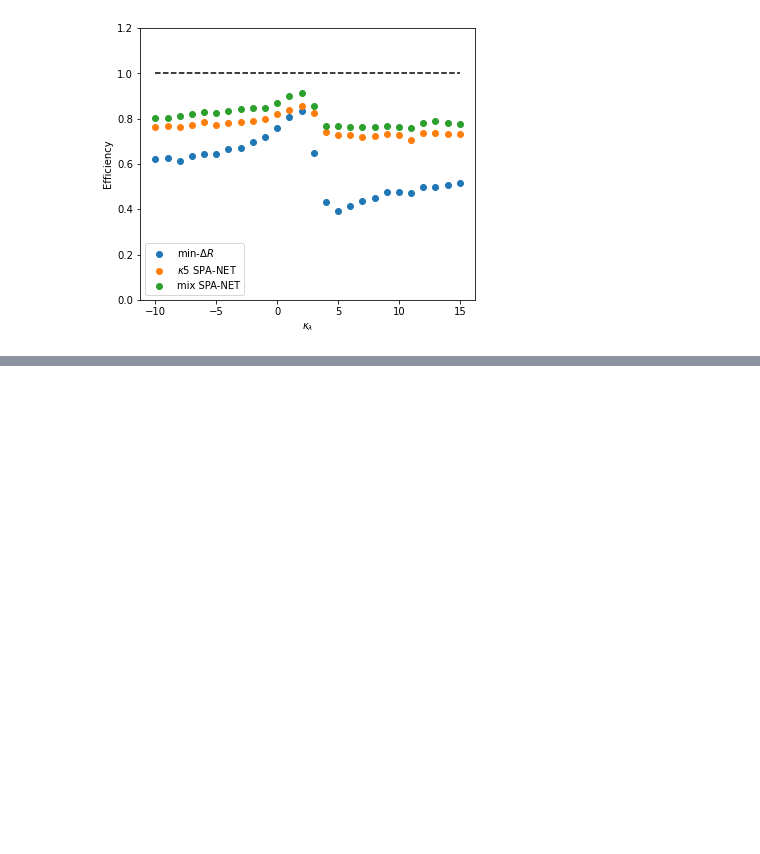
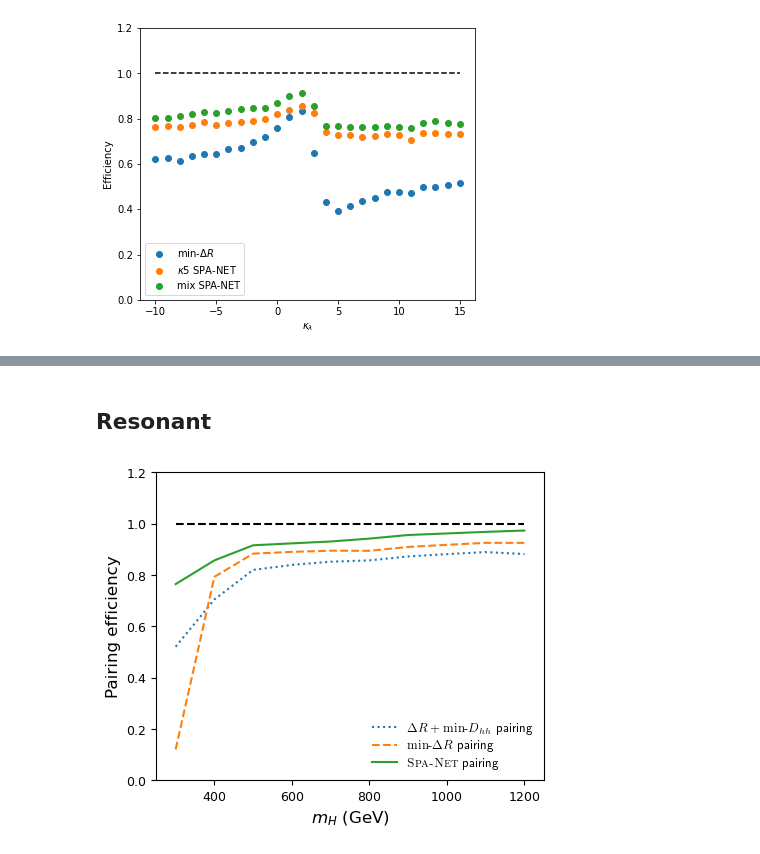
Before and after one commit to r10222035/3-4-Higgs-Collider-Study, a Jupyter notebook: Analysis/Pairing_performance.ipynb, the cells around one changed output, grey strips where cells are left out. Drawn from its saved outputs; the diff is of its cells as text; code cells hidden in the pictures; blank space fills up the shorter version.

```diff
--- a/Analysis/Pairing_performance.ipynb
+++ b/Analysis/Pairing_performance.ipynb
@@ -782,0 +1055,37 @@ plt.show()
+# %% [markdown]
+## Resonant
+# %%
+DHH_dR_eff = get_pairing_efficiency(DHH_dR_pairings)['total']
+min_dR_eff = get_pairing_efficiency(min_dR_pairings)['total']
+SPANET_cls_eff = get_pairing_efficiency(SPANET_cls_pairings)['total']
+
+x, y1 = get_interpolate(masses, DHH_dR_eff)
+x, y2 = get_interpolate(masses, min_dR_eff)
+x, y3 = get_interpolate(masses, SPANET_cls_eff)
+
+fig, ax = plt.subplots(1,1, figsize=(5,4))
+ax.plot(x, np.ones_like(x), 'k--')
+
+ax.plot(x, y1, linestyle=':', label='$\\Delta R+ \\mathrm{min}$-$D_{hh}$ pairing')
+ax.plot(x, y2, linestyle='--', label='$\\mathrm{min}$-$\\Delta R$ pairing')
+ax.plot(x, y3, linestyle='-',label='$\\textsc{Spa-Net}$ pairing')
+
+ax.set_xlim(250, 1250)
+ax.set_ylim(0,1.2)
+ax.set_xlabel('$m_H$ (GeV)', fontsize=12)
+ax.set_ylabel('Pairing efficiency', fontsize=12)
+
+# 設定刻度標籤的字體大小
+ax.tick_params(axis='both', which='major', labelsize=9)
+ax.set_title('')
+
+plt.rcParams['text.usetex'] = True
+plt.rcParams['font.family'] = 'sans-serif'
+ax.legend(frameon=False, fontsize=9)
+plt.rcParams['text.usetex'] = False
+
+plt.savefig('figures/pairing_efficiency_resonant-DHH-mindR-SPANet.pdf', facecolor='White',dpi=300, bbox_inches='tight')
+
+plt.show()
+# %% [output]
+[figure, added]
```
Also changed, not shown: parts of 20 cells of this notebook, 2 other files.
